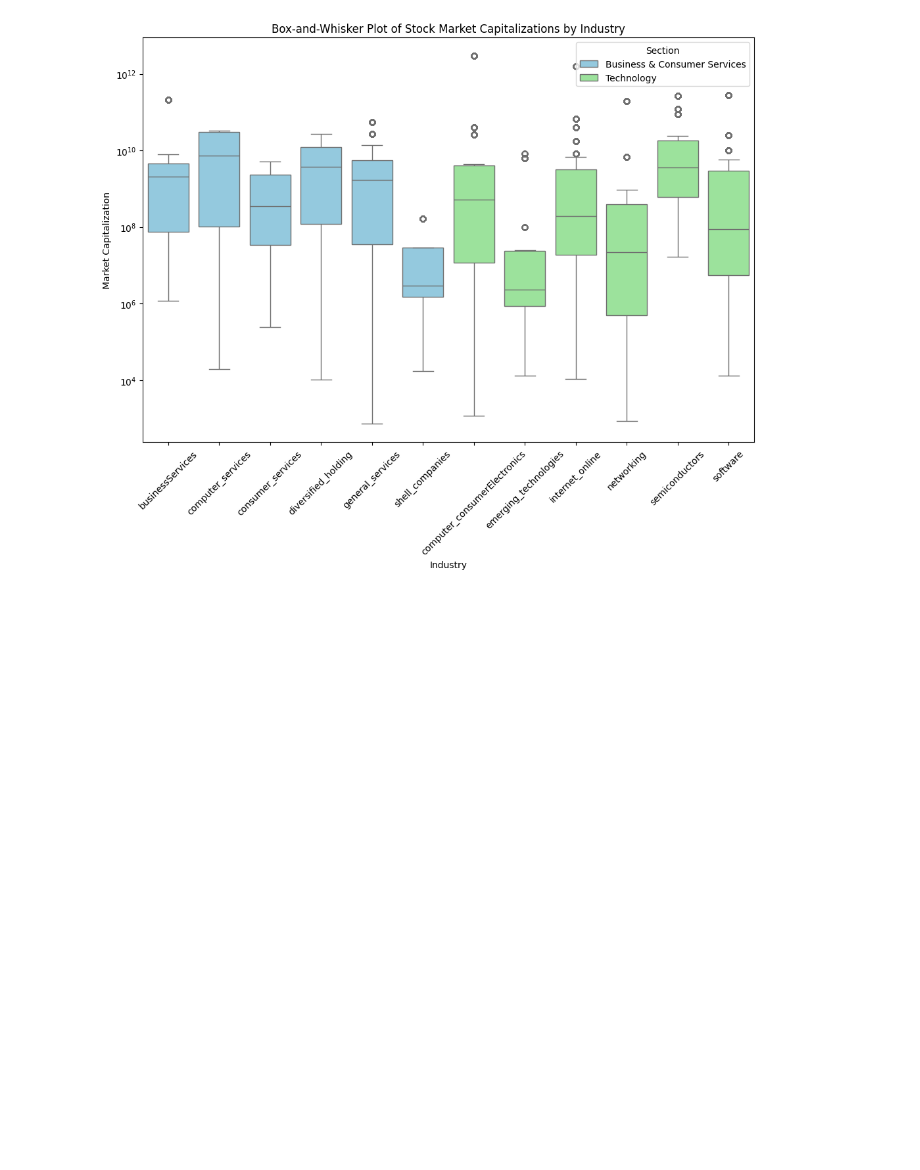
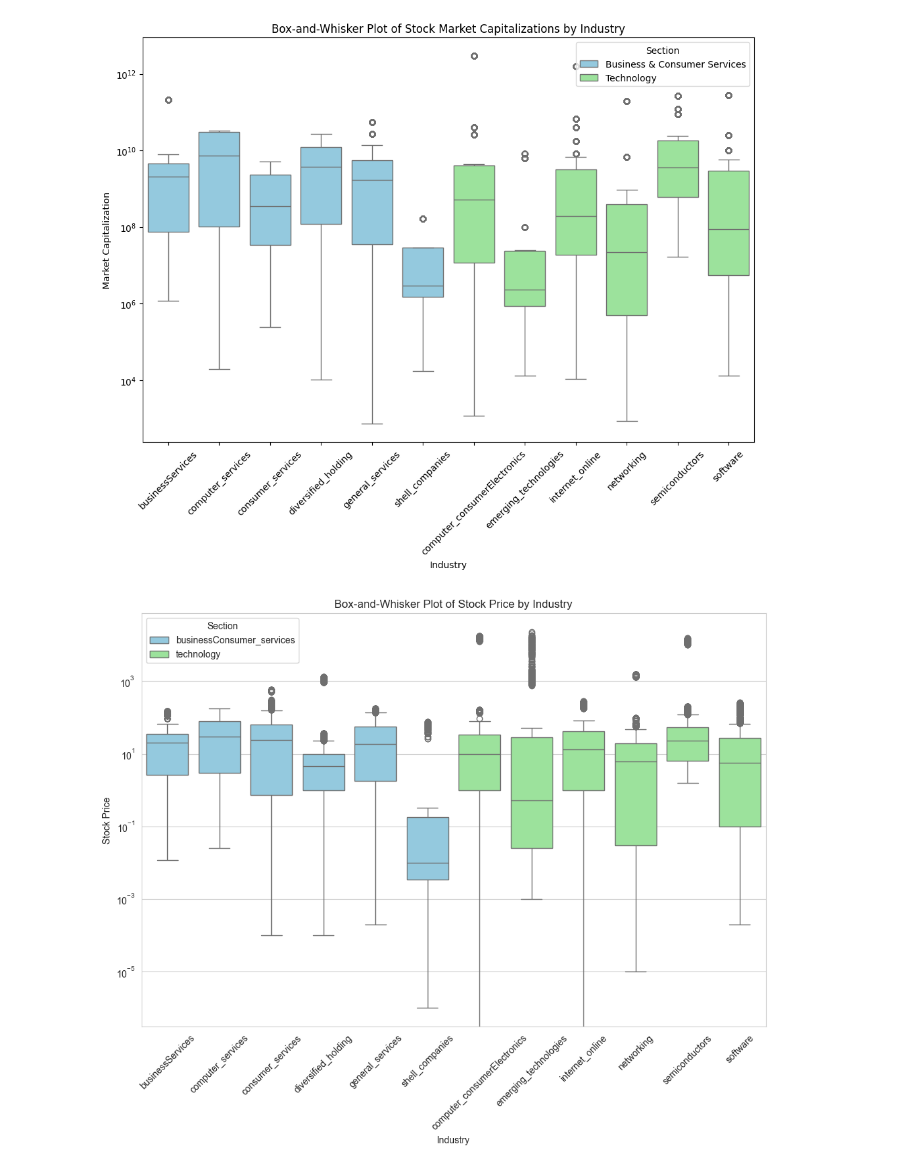
Before and after one commit to JanetYing/Stock-Market-Dynamics-Project, a Jupyter notebook: static_plot.ipynb, the cells around one changed output. Cells and saved outputs as stored; diff of their text form; code cells hidden in the pictures; blank space fills up the shorter version.

```diff
--- a/static_plot.ipynb
+++ b/static_plot.ipynb
@@ -65,3 +62,30 @@ plt.legend(title='Section')
 plt.show()
 # %% [output]
 [figure]
+# %%
+import pandas as pd
+import seaborn as sns
+import matplotlib.pyplot as plt
+import os
+
+# Your file path setup
+path = 'C:/Users/Janet/OneDrive - The University of Chicago/Data_policy/final-project-janet'
+file_name = 'combined_stock_data.csv'
+file_path = os.path.join(path, file_name)
+df = pd.read_csv(file_path)
+
+# Correcting the palette dictionary
+palette = {'businessConsumer_services': 'skyblue', 'technology': 'lightgreen'}
+
+# Creating the box-and-whisker plot
+plt.figure(figsize=(12, 8))
+sns.boxplot(x='industry', y='stock_adj_close', hue='sector', data=df, palette=palette, dodge=False)
+plt.title('Box-and-Whisker Plot of Stock Price by Industry')
+plt.ylabel('Stock Price')
+plt.xlabel('Industry')
+plt.xticks(rotation=45)
+plt.yscale('log')  # Using logarithmic scale for better visualization
+plt.legend(title='Section')
+plt.show()
+# %% [output]
+[figure, added]
```
Also changed, not shown: parts of 17 cells of this notebook, 9 other files.
